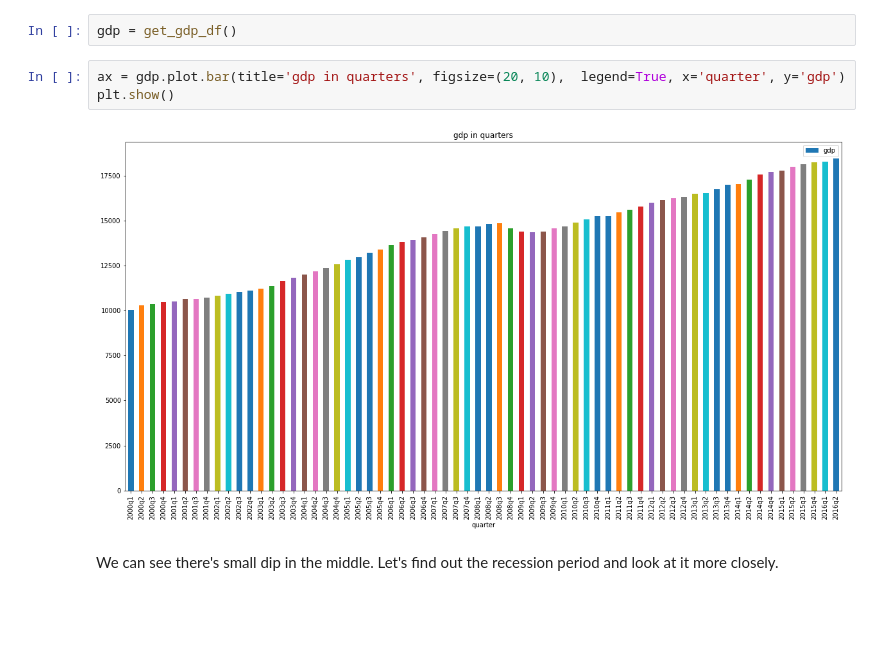
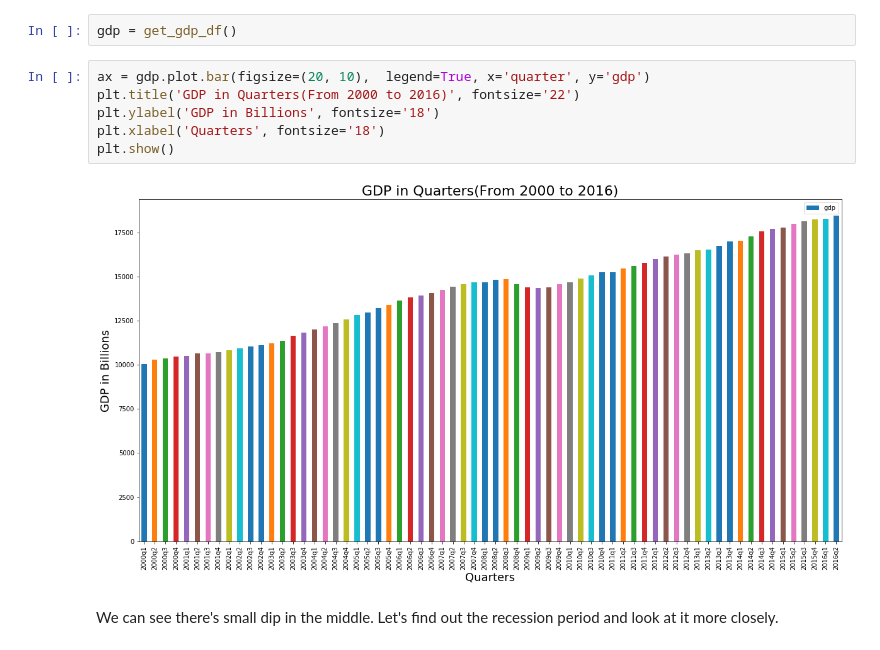
Before and after one commit to modasserbillah/hypothesis-testing, a Jupyter notebook: portfolio.ipynb, the cells around one changed output. Cells and saved outputs as stored; diff of their text form; blank space fills up the shorter version.

```diff
--- a/portfolio.ipynb
+++ b/portfolio.ipynb
@@ -81,10 +81,13 @@ Let's look at the gdp data visually first.
 # %%
 gdp = get_gdp_df()
 # %%
-ax = gdp.plot.bar(title='gdp in quarters', figsize=(20, 10),  legend=True, x='quarter', y='gdp')
+ax = gdp.plot.bar(figsize=(20, 10),  legend=True, x='quarter', y='gdp')
+plt.title('GDP in Quarters(From 2000 to 2016)', fontsize='22')
+plt.ylabel('GDP in Billions', fontsize='18')
+plt.xlabel('Quarters', fontsize='18')
 plt.show()
 # %% [output]
-[figure, old version]
+[figure, new version]
 # %% [markdown]
  We can see there's small dip in the middle. Let's find out the recession period and look at it more closely.
 # %%
```
Also changed, not shown: parts of 2 cells of this notebook.
